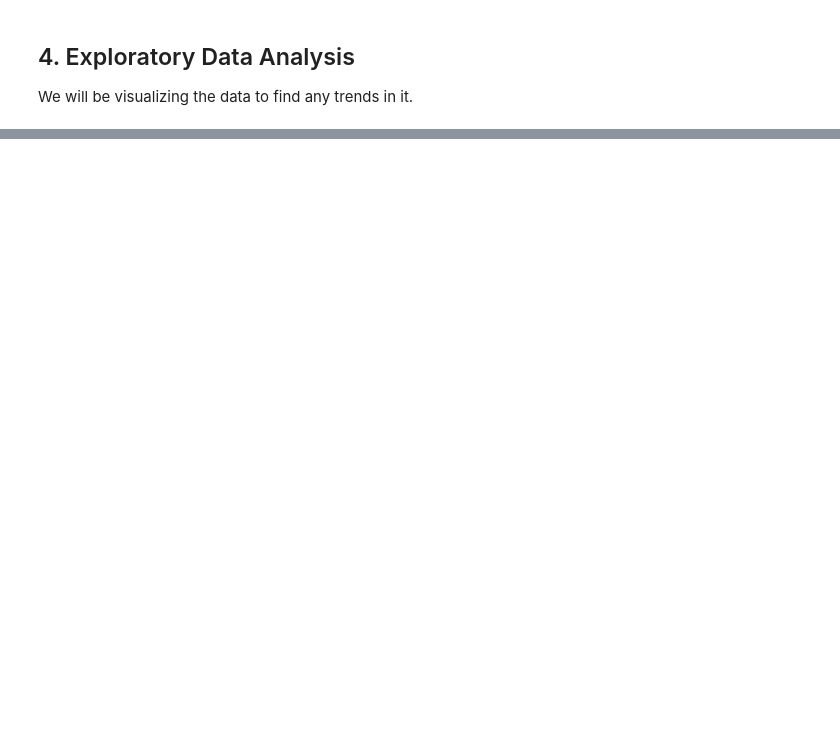
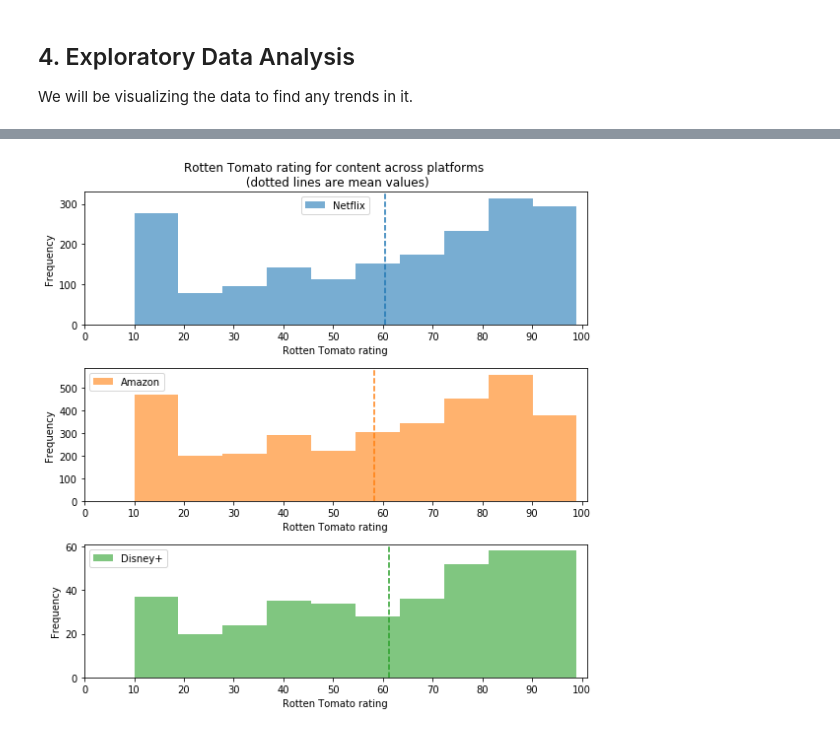
Before and after one commit to srinivasayer4/Netflix-and-Prime-Video-Comparison, a Jupyter notebook: Online Streaming Analysis.ipynb, the cells around one changed output, grey strips where cells are left out. Drawn from its saved outputs; the diff is of its cells as text; code cells hidden in the pictures; blank space fills up the shorter version.

```diff
--- a/Online Streaming Analysis.ipynb
+++ b/Online Streaming Analysis.ipynb
@@ -522,0 +703,28 @@ We will be visualizing the data to find any trends in it.
+# %%
+# Comparing rotten_tomato ratings among all the streaming platforms
+
+plt.figure(figsize=(8,8))
+stream_list= ['Netflix','Amazon', 'Disney+']
+color_list = ['tab:blue','tab:orange','tab:green']
+
+for i in range(3):
+    plt.subplot(3,1,i+1)
+
+    series= df_merge[df_merge['streaming_x']==stream_list[i]]['rotten_tomato']
+    my_bin= 10
+
+    plt.hist(series, color=color_list[i], alpha=0.6, label= stream_list[i], bins= my_bin,  )
+    plt.axvline(np.mean(series), color=color_list[i], linestyle='--', alpha= 1 )
+    plt.legend()
+    plt.xlim(0,101)
+    plt.xticks(range(0,101,10))
+
+    if i==0:
+        plt.title('Rotten Tomato rating for content across platforms \n (dotted lines are mean values)')
+    plt.xlabel('Rotten Tomato rating')
+    plt.ylabel('Frequency')
+
+plt.tight_layout()
+plt.show()
+# %% [output]
+[figure, added]
```
Also changed, not shown: parts of 41 cells of this notebook.
